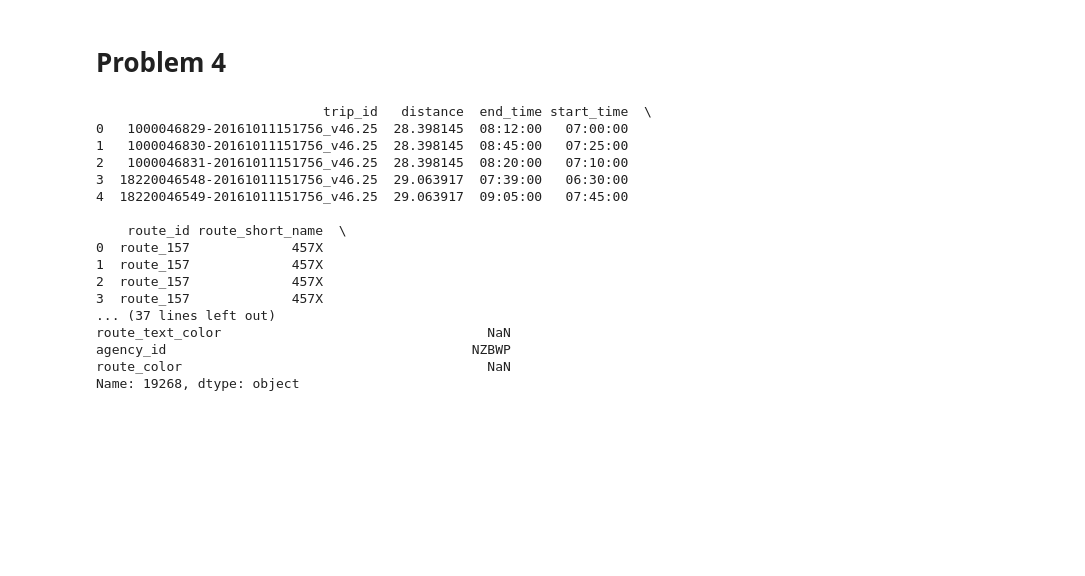
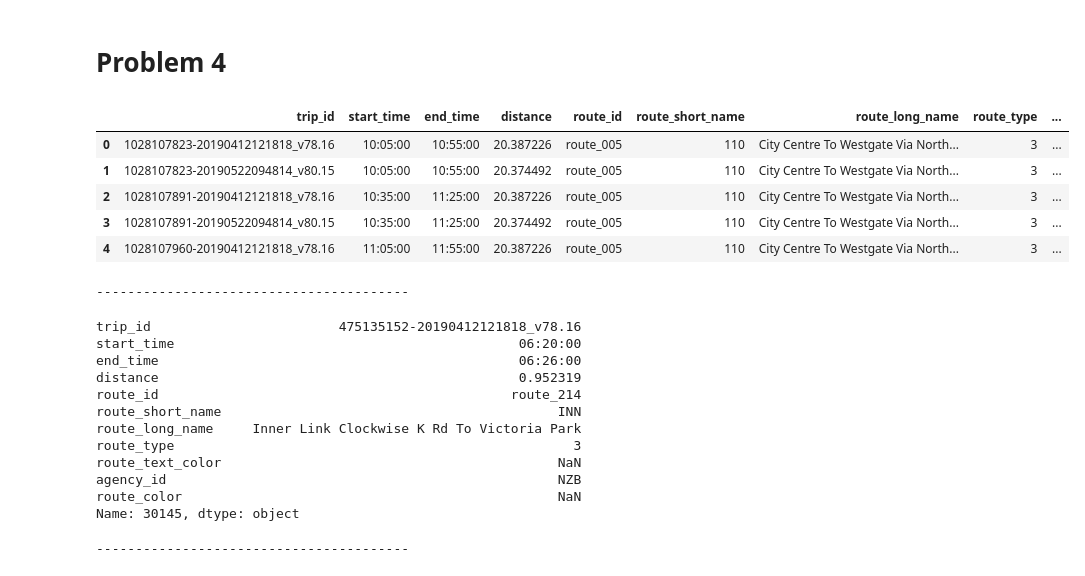
Before and after one commit to araichev/pyclub, a Jupyter notebook: homework_solutions/homework_02_solutions.ipynb, the cells around one changed output. Saved outputs shown, nothing was run; the diff lists cells and outputs as text; code cells hidden in the pictures; blank space fills up the shorter version.

```diff
--- a/homework_solutions/homework_02_solutions.ipynb
+++ b/homework_solutions/homework_02_solutions.ipynb
@@ -106,57 +196,62 @@ def compute_trip_stats(feed):
     """
     Return a data frame of trip stats.
     """
-    st = feed['stop_times']
+    st = feed["stop_times"]
 
     # Ensure stop times are properly sorted
-    st = st.sort_values(['trip_id', 'stop_sequence'])
+    st = st.sort_values(["trip_id", "stop_sequence"])
 
     # Aggregate stop times into trip stats
     def my_agg(group):
         d = {}
-        d['start_time'] = group['departure_time'].iat[0]
-        d['end_time'] = group['departure_time'].iat[-1]
-        d['distance'] = group['shape_dist_traveled'].iat[-1]
+        d["start_time"] = group["departure_time"].iat[0]
+        d["end_time"] = group["departure_time"].iat[-1]
+        d["distance"] = group["shape_dist_traveled"].iat[-1]
         return pd.Series(d)
 
-    f = st.groupby('trip_id').apply(my_agg).reset_index()
+    f = st.groupby("trip_id").apply(my_agg).reset_index()
 
     # Append some extra route information
-    f = f.merge(
-      feed['trips'][['trip_id', 'route_id']]).merge(
-      feed['routes'])
+    f = (
+        f
+        .merge(feed["trips"][["trip_id", "route_id"]])
+        .merge(feed["routes"])
+    )
 
     return f
 # %%
 ts = compute_trip_stats(feed)
-print(ts.head())
+display(ts.head())
 
 # Restrict to buses
-f = ts[ts['route_type'] == 3].copy()
+f = ts.loc[lambda x: x.route_type == 3].copy()
 
 # Find shortest and longest bus trips
-i, j = f['distance'].argmin(), f['distance'].argmax()
+i, j = f.distance.values.argmin(), f.distance.values.argmax()
 
-print('-'*40)
-print(f.ix[i])
+print("-"*40)
+display(f.iloc[i])
 
-print('-'*40)
-print(f.ix[j])
+print("-"*40)
+display(f.iloc[j])
 # %% [output]
+|  | trip_id | start_time | end_time | distance | route_id | route_short_name | route_long_name | route_type | ... |
+| 0 | 1028107823-20190412121818_v78.16 | 10:05:00 | 10:55:00 | 20.387226 | route_005 | 110 | City Centre To Westgate Via North... | 3 | ... |
+| 1 | 1028107823-20190522094814_v80.15 | 10:05:00 | 10:55:00 | 20.374492 | route_005 | 110 | City Centre To Westgate Via North... | 3 | ... |
+| 2 | 1028107891-20190412121818_v78.16 | 10:35:00 | 11:25:00 | 20.387226 | route_005 | 110 | City Centre To Westgate Via North... | 3 | ... |
+| 3 | 1028107891-20190522094814_v80.15 | 10:35:00 | 11:25:00 | 20.374492 | route_005 | 110 | City Centre To Westgate Via North... | 3 | ... |
+| 4 | 1028107960-20190412121818_v78.16 | 11:05:00 | 11:55:00 | 20.387226 | route_005 | 110 | City Centre To Westgate Via North... | 3 | ... |
-                             trip_id   distance  end_time start_time  \
-0   1000046829-20161011151756_v46.25  28.398145  08:12:00   07:00:00
-1   1000046830-20161011151756_v46.25  28.398145  08:45:00   07:25:00
-2   1000046831-20161011151756_v46.25  28.398145  08:20:00   07:10:00
-3  18220046548-20161011151756_v46.25  29.063917  07:39:00   06:30:00
-4  18220046549-20161011151756_v46.25  29.063917  09:05:00   07:45:00
-
-    route_id route_short_name  \
-0  route_157             457X
-1  route_157             457X
-2  route_157             457X
-3  route_157             457X
-... (37 lines left out)
-route_text_color                                  NaN
-agency_id                                       NZBWP
-route_color                                       NaN
-Name: 19268, dtype: object
+----------------------------------------
+trip_id                        475135152-20190412121818_v78.16
+start_time                                            06:20:00
+end_time                                              06:26:00
+distance                                              0.952319
+route_id                                             route_214
+route_short_name                                           INN
+route_long_name     Inner Link Clockwise K Rd To Victoria Park
+route_type                                                   3
+route_text_color                                           NaN
+agency_id                                                  NZB
+route_color                                                NaN
+Name: 30145, dtype: object
+----------------------------------------
```
Also changed, not shown: parts of 4 cells of this notebook, 5 other files.
